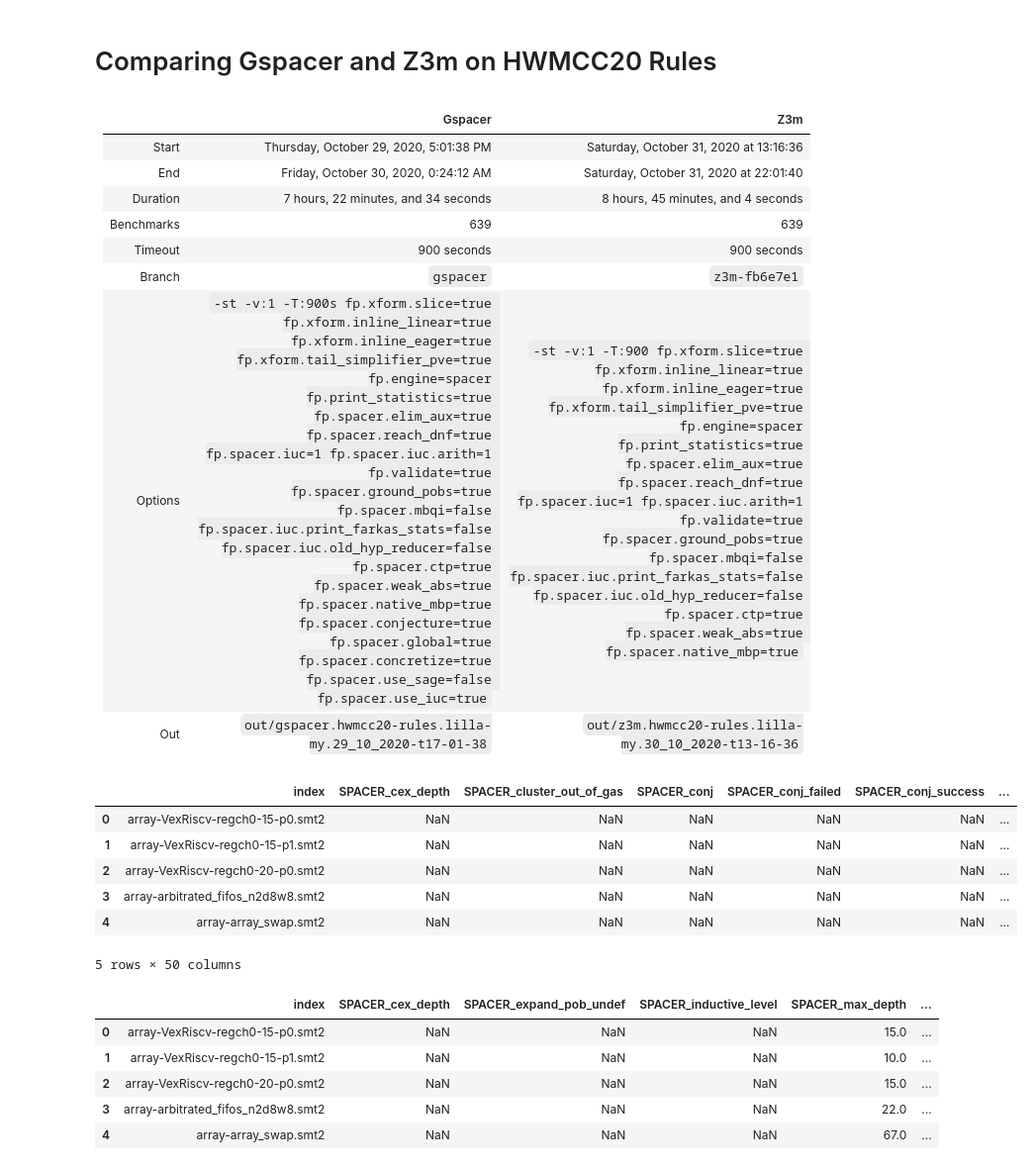
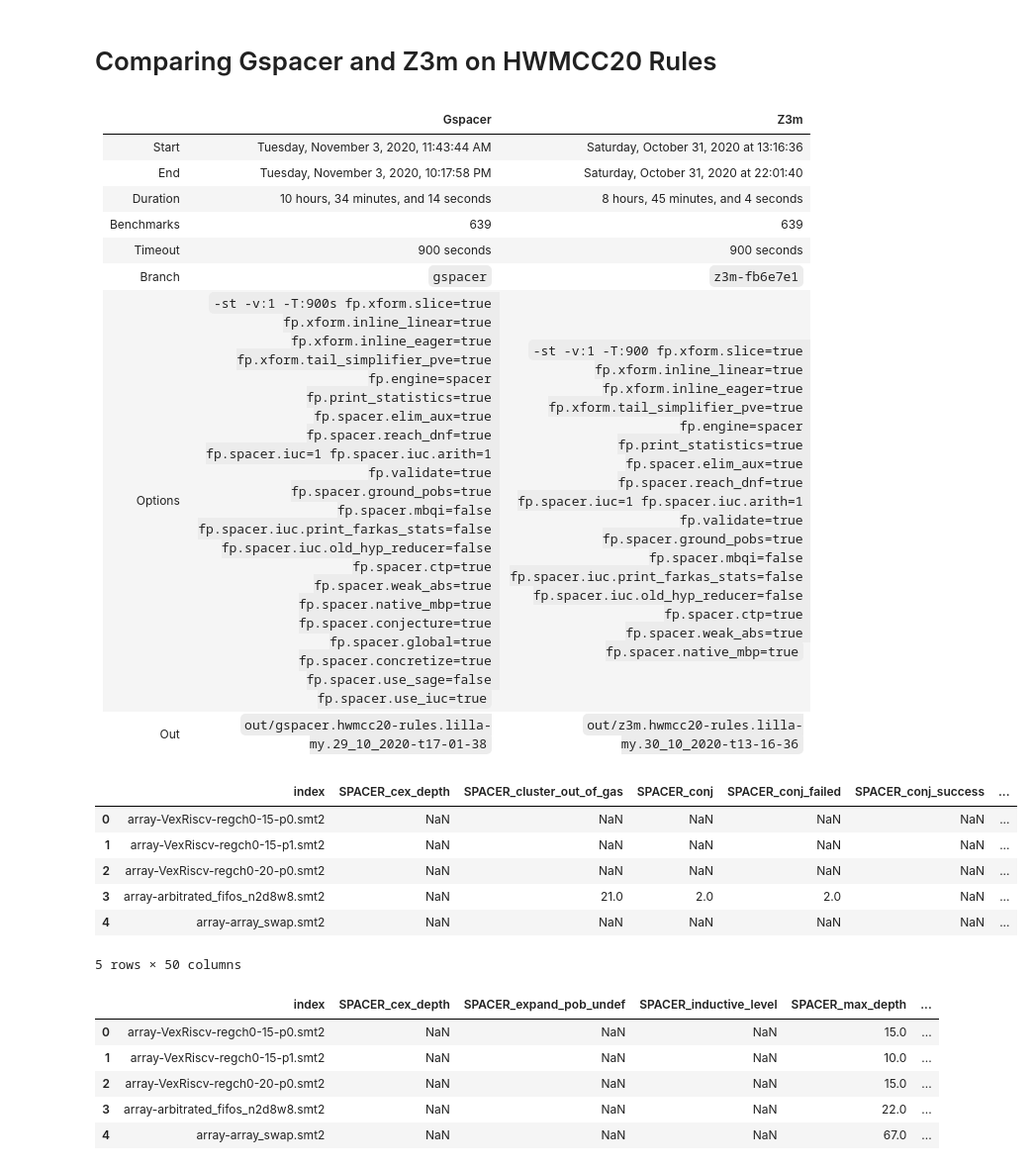
Before and after one commit to stepwise-alan/exp-hwmcc, a Jupyter notebook: jupyter/comparison.ipynb, the cells around one changed output. Shown: that part at 99% size. Cells and saved outputs as stored; diff of their text form; code cells hidden in the pictures.

```diff
--- a/jupyter/comparison.ipynb
+++ b/jupyter/comparison.ipynb
@@ -3,9 +3,9 @@
 # %% [markdown]
 | | Gspacer | Z3m |
 |:--|:--|:--|
-| Start | Thursday, October 29, 2020, 5:01:38 PM | Saturday, October 31, 2020 at 13:16:36 |
-| End | Friday, October 30, 2020, 0:24:12 AM | Saturday, October 31, 2020 at 22:01:40 |
-| Duration | 7 hours, 22 minutes, and 34 seconds | 8 hours, 45 minutes, and 4 seconds |
+| Start | Tuesday, November 3, 2020, 11:43:44 AM | Saturday, October 31, 2020 at 13:16:36 |
+| End | Tuesday, November 3, 2020, 10:17:58 PM | Saturday, October 31, 2020 at 22:01:40 |
+| Duration | 10 hours, 34 minutes, and 14 seconds | 8 hours, 45 minutes, and 4 seconds |
 | Benchmarks | 639 | 639 |
 | Timeout | 900 seconds | 900 seconds |
 | Branch | `gspacer` | `z3m-fb6e7e1` |
@@ -29,23 +29,23 @@ sns.set(style='ticks', palette='Set2')
 # noinspection PyUnresolvedReferences
 plt.rcParams['figure.figsize'] = (10, 10)
 # %%
-gspacer_filename: str = 'gspacer-hwmcc20-rules-29_10_2020-t17-01-38/out.csv'
+gspacer_filename: str = 'gspacer-hwmcc20-rules-03_11_2020-t11-43-43/out.csv'
 gspacer_df: pd.DataFrame = pd.read_csv(gspacer_filename)
 
 gspacer_df['status'].fillna(value='(no status)', inplace=True)
 
 timeout = 900
 gspacer_df['time'].fillna(value=timeout, inplace=True)
 gspacer_df.loc[gspacer_df['status'] == 'unknown', 'time'] = timeout
 
 # show a snapshot of data for visual validation
 gspacer_df.head()
 # %% [output]
 |  | index | SPACER_cex_depth | SPACER_cluster_out_of_gas | SPACER_conj | SPACER_conj_failed | SPACER_conj_success | ... |
 | 0 | array-VexRiscv-regch0-15-p0.smt2 | NaN | NaN | NaN | NaN | NaN | ... |
 | 1 | array-VexRiscv-regch0-15-p1.smt2 | NaN | NaN | NaN | NaN | NaN | ... |
 | 2 | array-VexRiscv-regch0-20-p0.smt2 | NaN | NaN | NaN | NaN | NaN | ... |
-| 3 | array-arbitrated_fifos_n2d8w8.smt2 | NaN | NaN | NaN | NaN | NaN | ... |
+| 3 | array-arbitrated_fifos_n2d8w8.smt2 | NaN | 21.0 | 2.0 | 2.0 | NaN | ... |
 | 4 | array-array_swap.smt2 | NaN | NaN | NaN | NaN | NaN | ... |
 5 rows × 50 columns
 # %%
```
Also changed, not shown: parts of 9 cells of this notebook.
